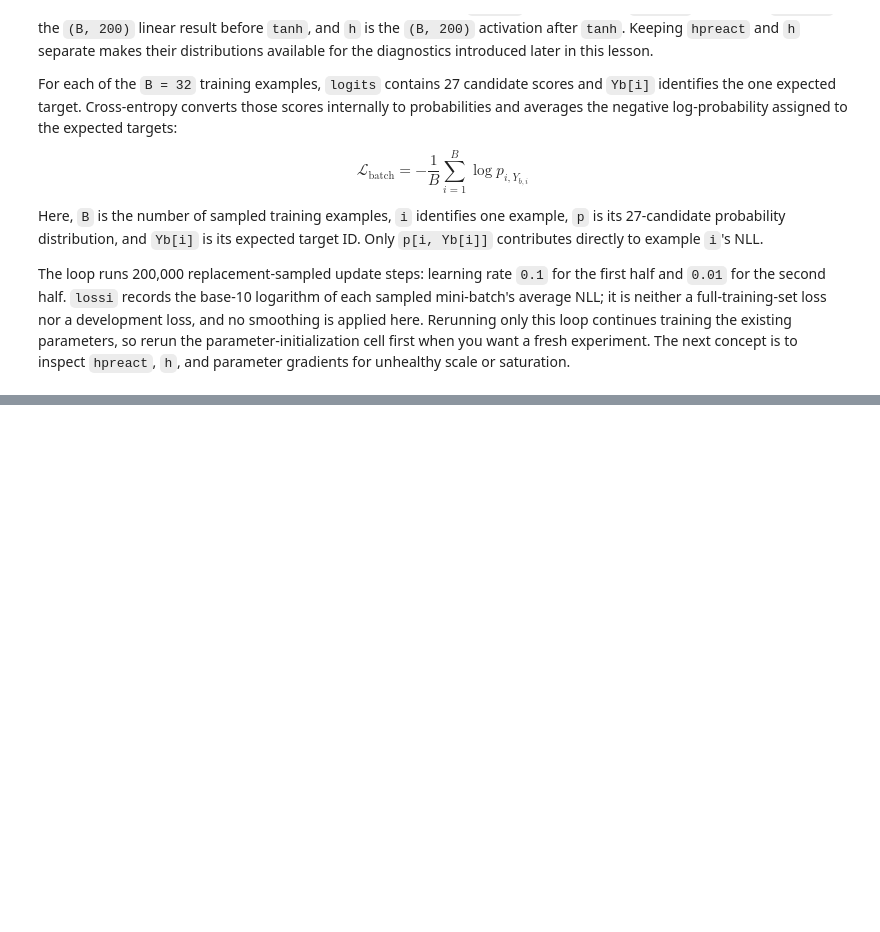
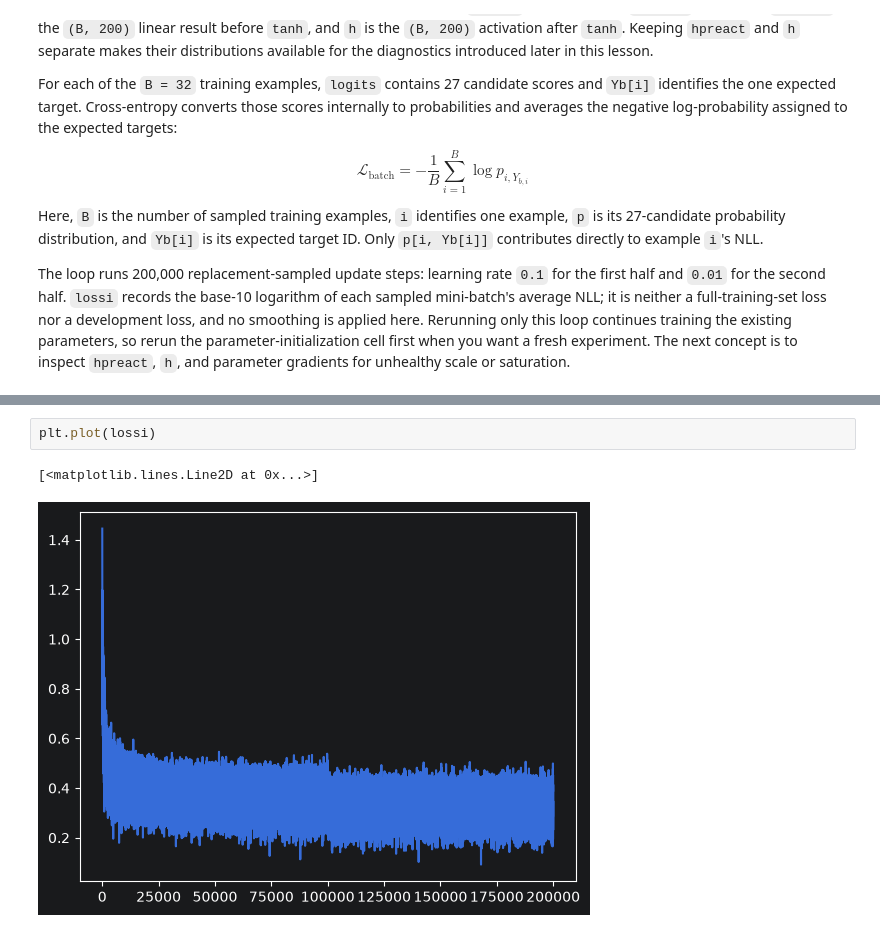
Before and after one commit to majorgilles/karpathy_ml_course, a Jupyter notebook: coursework/04-activations-gradients-batchnorm/notebooks/04-activations-gradients-batchnorm.ipynb, the cells around one changed output, grey strips where cells are left out. Saved outputs shown, nothing was run; the diff lists cells and outputs as text; blank space fills up the shorter version.

```diff
--- a/coursework/04-activations-gradients-batchnorm/notebooks/04-activations-gradients-batchnorm.ipynb
+++ b/coursework/04-activations-gradients-batchnorm/notebooks/04-activations-gradients-batchnorm.ipynb
@@ -206,0 +207,5 @@ torch.Size([182625])
+# %%
+plt.plot(lossi)
+# %% [output]
+[<matplotlib.lines.Line2D at 0x...>]
+[figure, added]
```
Also changed, not shown: parts of 3 cells of this notebook.
